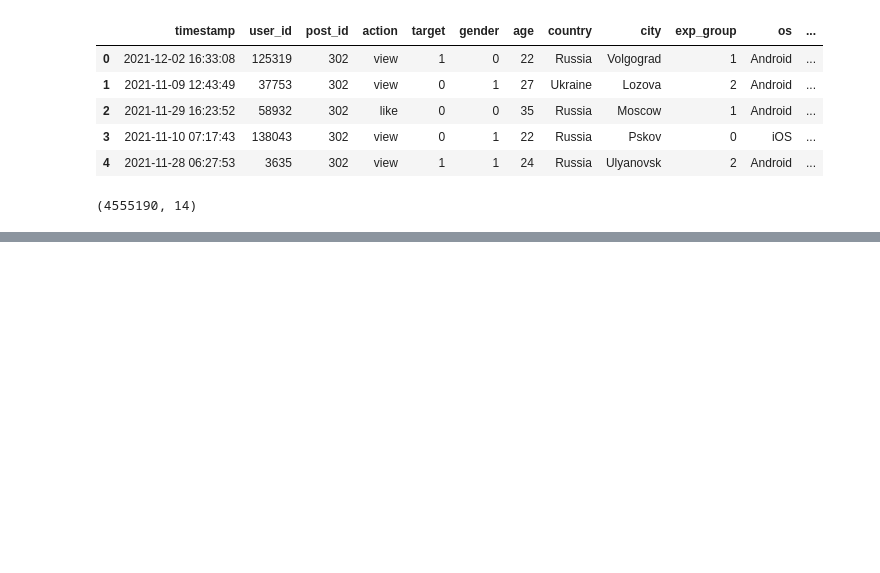
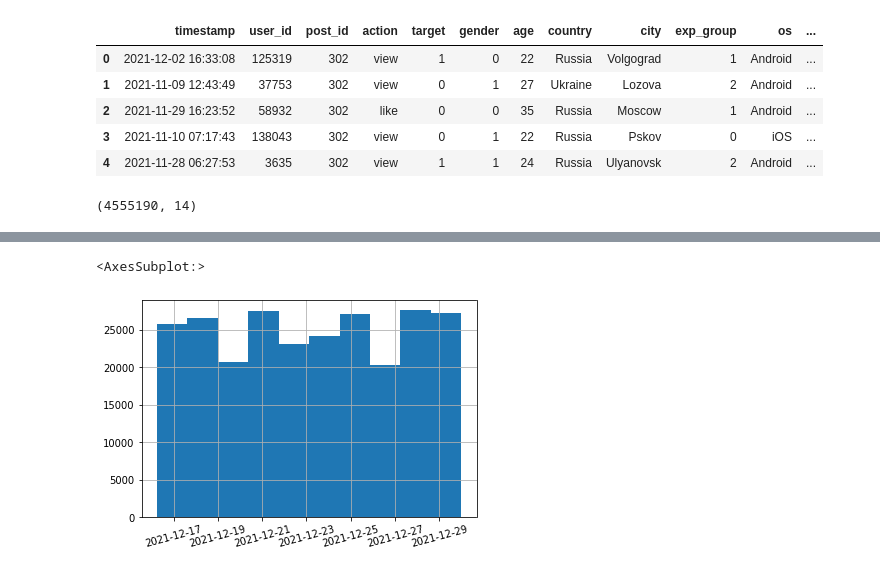
Before and after one commit to Litvinov-Ivan/posts-feed-recsys, a Jupyter notebook: notebooks/data_downloading.ipynb, the cells around one changed output, grey strips where cells are left out. Saved outputs shown, nothing was run; the diff lists cells and outputs as text; code cells hidden in the pictures; blank space fills up the shorter version.

```diff
--- a/notebooks/data_downloading.ipynb
+++ b/notebooks/data_downloading.ipynb
@@ -141,0 +173,5 @@ train_data.to_csv(CONFIG['datasets_folder'] + '/train_data.csv', index=False)
+# %%
+test_data.timestamp.hist(xrot=15)
+# %% [output]
+<AxesSubplot:>
+[figure, added]
```
Also changed, not shown: parts of 5 cells of this notebook, 4 other files.
